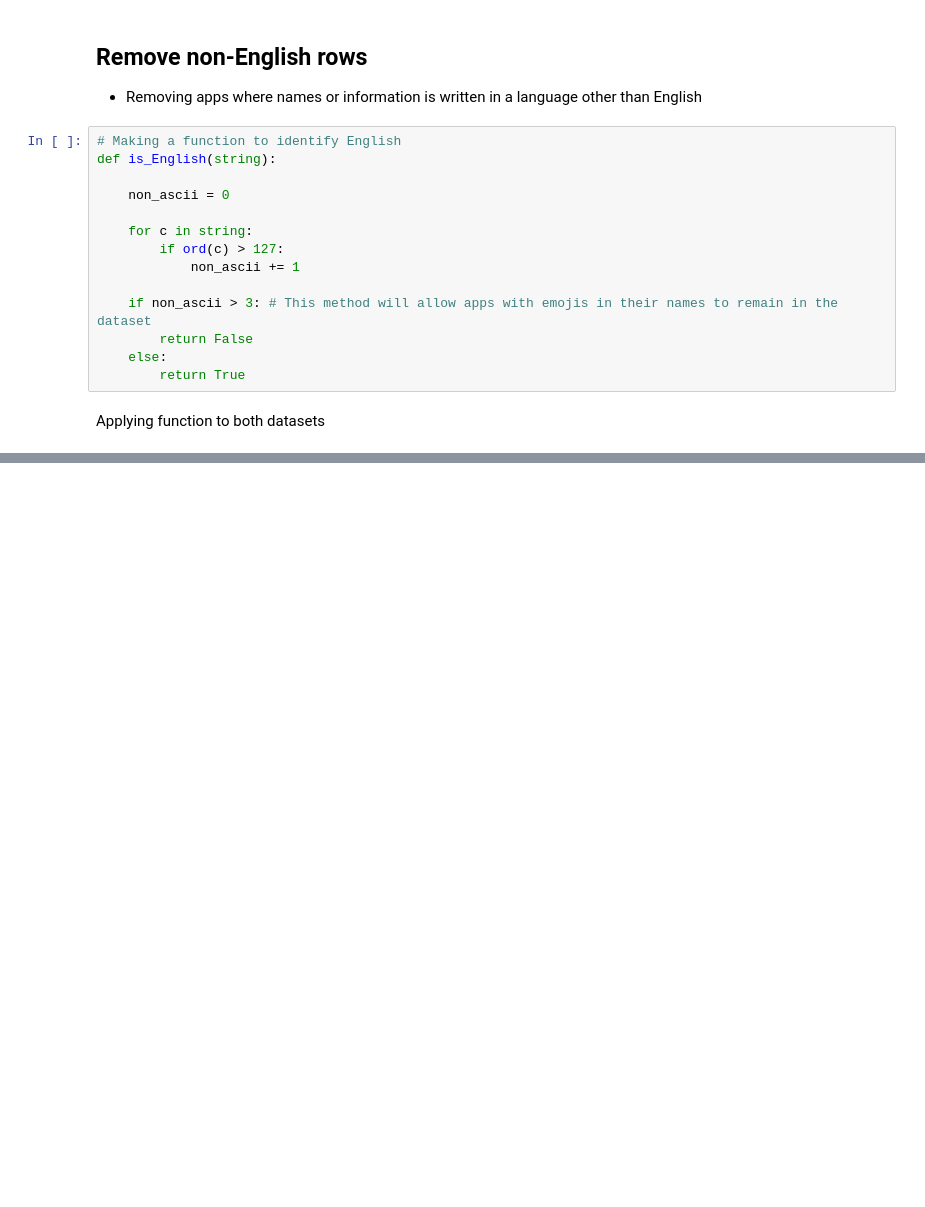
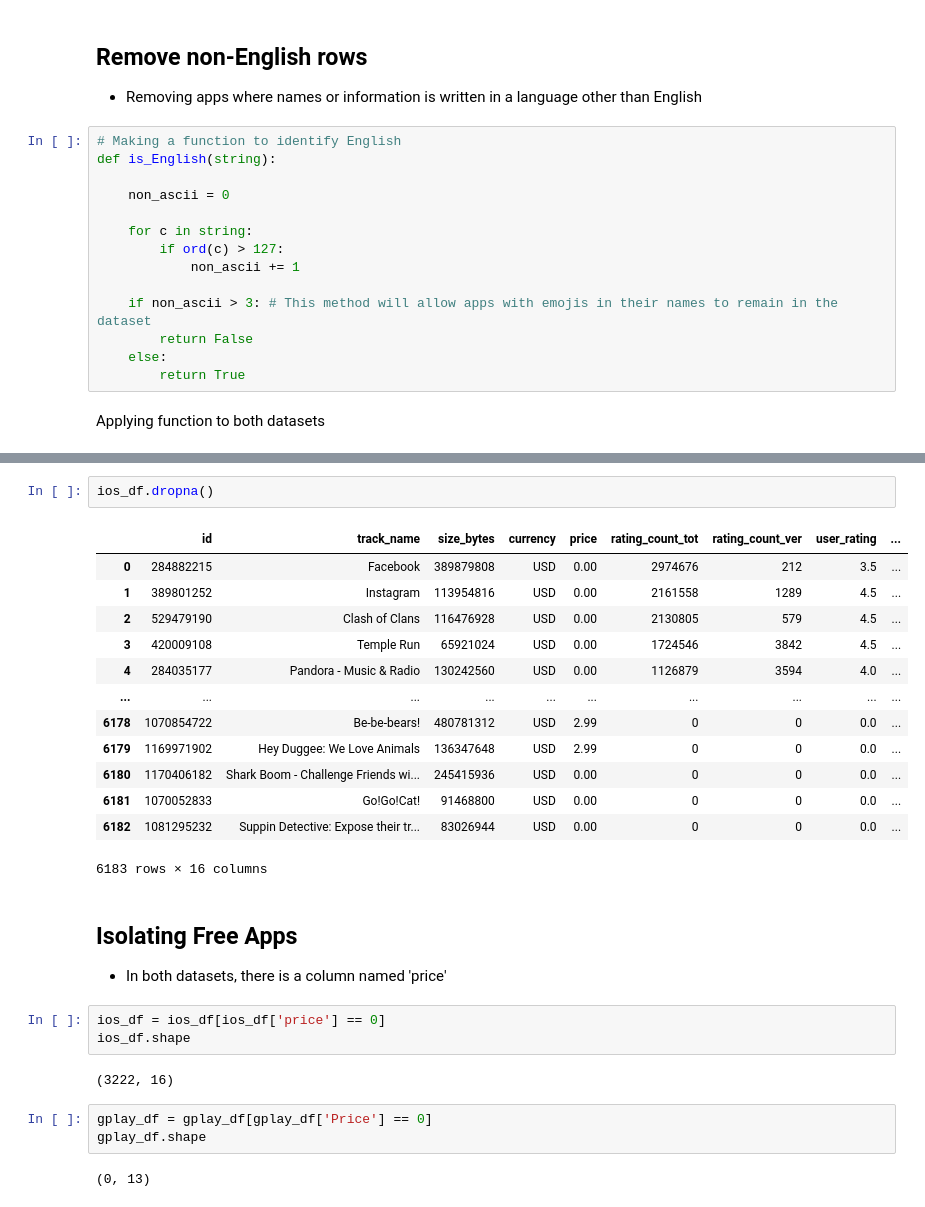
Before and after one commit to Adris3/profitable_app_profile_analysis, a Jupyter notebook: exploratory_analysis.ipynb, the cells around one changed output, grey strips where cells are left out. Drawn from its saved outputs; the diff is of its cells as text; blank space fills up the shorter version.

```diff
--- a/exploratory_analysis.ipynb
+++ b/exploratory_analysis.ipynb
@@ -208,0 +230,29 @@ print(gplay_df)
+# %%
+ios_df.dropna()
+# %% [output]
+|  | id | track_name | size_bytes | currency | price | rating_count_tot | rating_count_ver | user_rating | ... |
+| 0 | 284882215 | Facebook | 389879808 | USD | 0.00 | 2974676 | 212 | 3.5 | ... |
+| 1 | 389801252 | Instagram | 113954816 | USD | 0.00 | 2161558 | 1289 | 4.5 | ... |
+| 2 | 529479190 | Clash of Clans | 116476928 | USD | 0.00 | 2130805 | 579 | 4.5 | ... |
+| 3 | 420009108 | Temple Run | 65921024 | USD | 0.00 | 1724546 | 3842 | 4.5 | ... |
+| 4 | 284035177 | Pandora - Music & Radio | 130242560 | USD | 0.00 | 1126879 | 3594 | 4.0 | ... |
+| ... | ... | ... | ... | ... | ... | ... | ... | ... | ... |
+| 6178 | 1070854722 | Be-be-bears! | 480781312 | USD | 2.99 | 0 | 0 | 0.0 | ... |
+| 6179 | 1169971902 | Hey Duggee: We Love Animals | 136347648 | USD | 2.99 | 0 | 0 | 0.0 | ... |
+| 6180 | 1170406182 | Shark Boom - Challenge Friends wi... | 245415936 | USD | 0.00 | 0 | 0 | 0.0 | ... |
+| 6181 | 1070052833 | Go!Go!Cat! | 91468800 | USD | 0.00 | 0 | 0 | 0.0 | ... |
+| 6182 | 1081295232 | Suppin Detective: Expose their tr... | 83026944 | USD | 0.00 | 0 | 0 | 0.0 | ... |
+6183 rows × 16 columns
+# %% [markdown]
+## Isolating Free Apps
+- In both datasets, there is a column named 'price'
+# %%
+ios_df = ios_df[ios_df['price'] == 0]
+ios_df.shape
+# %% [output]
+(3222, 16)
+# %%
+gplay_df = gplay_df[gplay_df['Price'] == 0]
+gplay_df.shape
+# %% [output]
+(0, 13)
```
Also changed, not shown: parts of 4 cells of this notebook.
